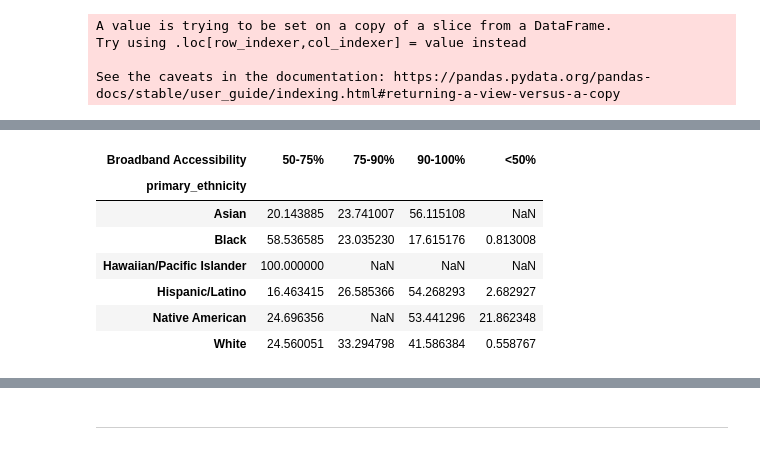
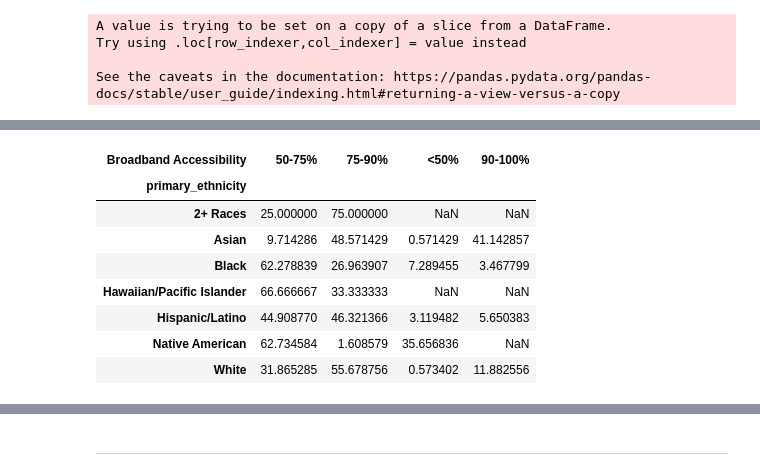
Before and after one commit to jcweaver/broadband-capstone, a Jupyter notebook: notebooks/SE - EDA.ipynb, the cells around one changed output, grey strips where cells are left out. Cells and saved outputs as stored; diff of their text form; code cells hidden in the pictures.

```diff
--- a/notebooks/SE - EDA.ipynb
+++ b/notebooks/SE - EDA.ipynb
@@ -2,11 +2,13 @@
 ### Imports and Read Data
 # %%
 import pandas as pd
+pd.set_option("display.max_columns", None)
 import numpy as np
 import plotly.express as px
 import folium
+import matplotlib.pyplot as plt
 # %%
-census_data = pd.read_csv('/home/ec2-user/capstone/broadband-capstone/data/merged_census_broadband.csv')
+census_data = pd.read_csv('/home/ec2-user/capstone/broadband-capstone/data/weighted_merged_all.csv')
 # %%
 census_data.columns
 # %% [output]
@@ -43,7 +45,7 @@ Expected Output:
 | 63021 | White | 70% |
 | 60654 | Black | 60% |
 # %%
-broadband_by_demographics = census_data[['NAME',
+broadband_by_demographics = census_data[['Zip',
                                          'pct_white',
                                          'pct_hisp_latino',
                                          'pct_black',
@@ -83,7 +85,7 @@ Try using .loc[row_indexer,col_indexer] = value instead
 
 See the caveats in the documentation: https://pandas.pydata.org/pandas-docs/stable/user_guide/indexing.html#returning-a-view-versus-a-copy
 # %%
-bins = [0, 0.50, 0.75, 0.9, 1, np.inf]
+bins = [0, 50, 75, 90, 100, np.inf]
 names = ['<50%', '50-75%', '75-90%', '90-100%', 'impossible']
 
 broadband_by_demographics['Broadband Accessibility'] = pd.cut(broadband_by_demographics['pct_internet_broadband_any_type'],
@@ -97,18 +122,19 @@ See the caveats in the documentation: https://pandas.pydata.org/pandas-docs/stab
 # %%
-grouped_demographics = broadband_by_demographics[['primary_ethnicity','Broadband Accessibility','NAME']].groupby(['primary_ethnicity','Broadband Accessibility'], observed=True).count()
-grouped_demographics.rename(columns = {'NAME': 'counts'}, inplace=True)
+grouped_demographics = broadband_by_demographics[['primary_ethnicity','Broadband Accessibility','Zip']].groupby(['primary_ethnicity','Broadband Accessibility'], observed=True).count()
+grouped_demographics.rename(columns = {'Zip': 'counts'}, inplace=True)
 
 grouped_demographics_pct = grouped_demographics.groupby(level=0).apply(lambda x: 100 * x / float(x.sum())).unstack(level=1)
 grouped_demographics_pct.columns = grouped_demographics_pct.columns.droplevel(0)
 
 grouped_demographics_pct
 # %% [output]
-| Broadband Accessibility | 50-75% | 75-90% | 90-100% | <50% |
+| Broadband Accessibility | 50-75% | 75-90% | <50% | 90-100% |
 | primary_ethnicity |  |  |  |  |
-| Asian | 20.143885 | 23.741007 | 56.115108 | NaN |
-| Black | 58.536585 | 23.035230 | 17.615176 | 0.813008 |
-| Hawaiian/Pacific Islander | 100.000000 | NaN | NaN | NaN |
-| Hispanic/Latino | 16.463415 | 26.585366 | 54.268293 | 2.682927 |
-| Native American | 24.696356 | NaN | 53.441296 | 21.862348 |
-| White | 24.560051 | 33.294798 | 41.586384 | 0.558767 |
+| 2+ Races | 25.000000 | 75.000000 | NaN | NaN |
+| Asian | 9.714286 | 48.571429 | 0.571429 | 41.142857 |
+| Black | 62.278839 | 26.963907 | 7.289455 | 3.467799 |
+| Hawaiian/Pacific Islander | 66.666667 | 33.333333 | NaN | NaN |
+| Hispanic/Latino | 44.908770 | 46.321366 | 3.119482 | 5.650383 |
+| Native American | 62.734584 | 1.608579 | 35.656836 | NaN |
+| White | 31.865285 | 55.678756 | 0.573402 | 11.882556 |
 # %%
```
Also changed, not shown: parts of 15 cells of this notebook.
